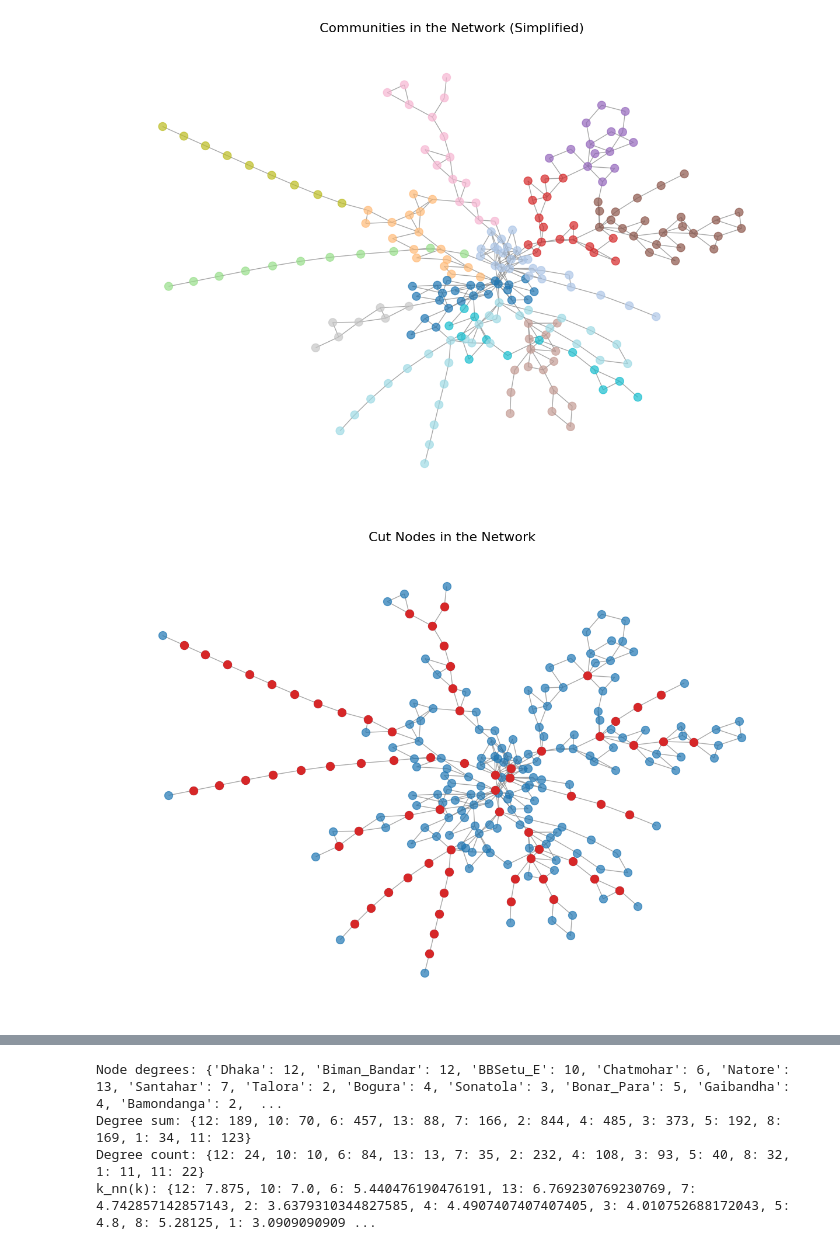
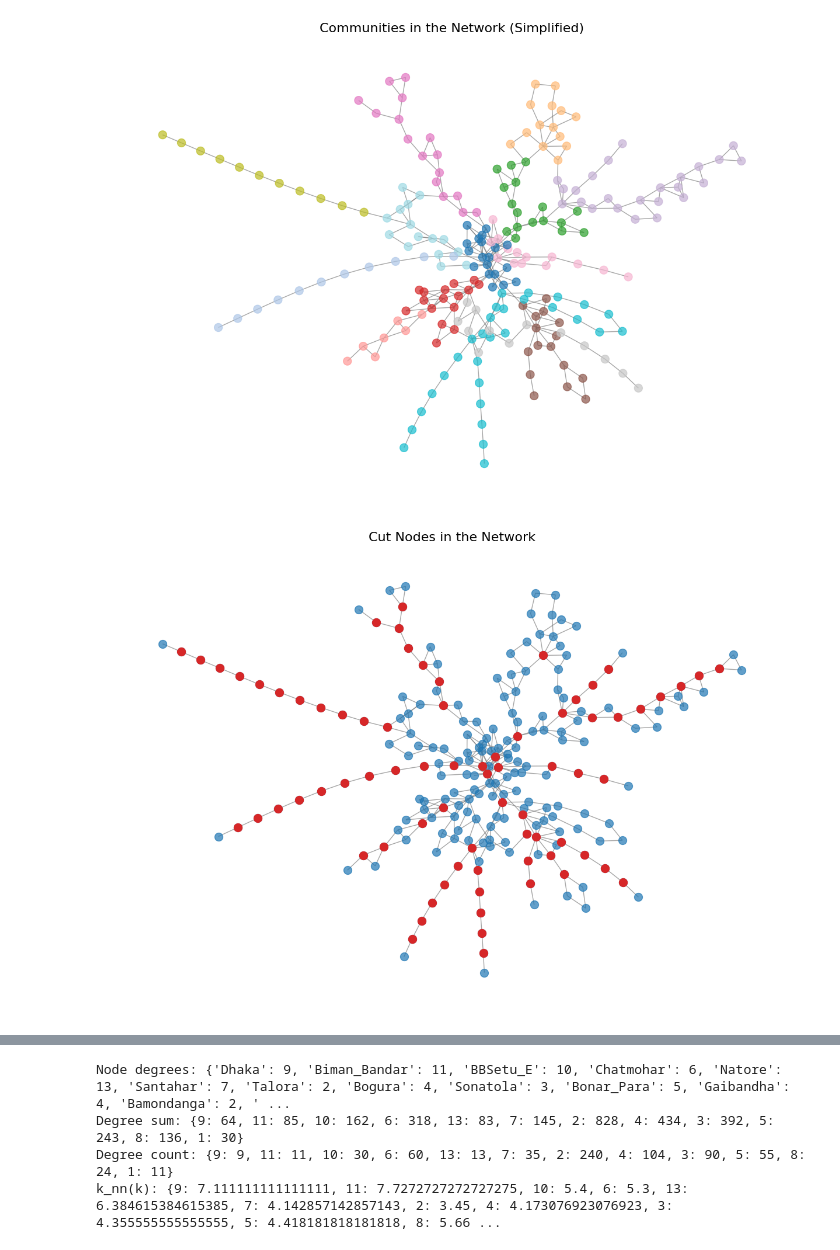
Before and after one commit to abdur-rafi/Network-Science-BD-Railway, a Jupyter notebook: refined.ipynb, the cells around one changed output, grey strips where cells are left out. Cells and saved outputs as stored; diff of their text form; code cells hidden in the pictures.

Commit message:
created duplicate removed graph

```diff
--- a/refined.ipynb
+++ b/refined.ipynb
@@ -371,7 +371,7 @@ def degree_preserving_randomization(G, num_swaps):
 
     return G_randomized
 # %%
-filename = 'train_network.gexf'
+filename = 'train_network_duplicate_removed.gexf'
 G = loadGraph(filename)
 graph = G.to_undirected()
 degree_distribution = plot_degree_distribution(graph)
@@ -394,2 +394,2 @@ plot_knn(knn_randomized)
-[figure, old version]
+[figure, new version]
-[figure, old version]
+[figure, new version]
@@ -397,4 +397,4 @@ plot_knn(knn_randomized)
-Node degrees: {'Dhaka': 12, 'Biman_Bandar': 12, 'BBSetu_E': 10, 'Chatmohar': 6, 'Natore': 13, 'Santahar': 7, 'Talora': 2, 'Bogura': 4, 'Sonatola': 3, 'Bonar_Para': 5, 'Gaibandha': 4, 'Bamondanga': 2,  ...
-Degree sum: {12: 189, 10: 70, 6: 457, 13: 88, 7: 166, 2: 844, 4: 485, 3: 373, 5: 192, 8: 169, 1: 34, 11: 123}
-Degree count: {12: 24, 10: 10, 6: 84, 13: 13, 7: 35, 2: 232, 4: 108, 3: 93, 5: 40, 8: 32, 1: 11, 11: 22}
-k_nn(k): {12: 7.875, 10: 7.0, 6: 5.440476190476191, 13: 6.769230769230769, 7: 4.742857142857143, 2: 3.6379310344827585, 4: 4.4907407407407405, 3: 4.010752688172043, 5: 4.8, 8: 5.28125, 1: 3.0909090909 ...
+Node degrees: {'Dhaka': 9, 'Biman_Bandar': 11, 'BBSetu_E': 10, 'Chatmohar': 6, 'Natore': 13, 'Santahar': 7, 'Talora': 2, 'Bogura': 4, 'Sonatola': 3, 'Bonar_Para': 5, 'Gaibandha': 4, 'Bamondanga': 2, ' ...
+Degree sum: {9: 64, 11: 85, 10: 162, 6: 318, 13: 83, 7: 145, 2: 828, 4: 434, 3: 392, 5: 243, 8: 136, 1: 30}
+Degree count: {9: 9, 11: 11, 10: 30, 6: 60, 13: 13, 7: 35, 2: 240, 4: 104, 3: 90, 5: 55, 8: 24, 1: 11}
+k_nn(k): {9: 7.111111111111111, 11: 7.7272727272727275, 10: 5.4, 6: 5.3, 13: 6.384615384615385, 7: 4.142857142857143, 2: 3.45, 4: 4.173076923076923, 3: 4.355555555555555, 5: 4.418181818181818, 8: 5.66 ...
```
Also changed, not shown: parts of 1 cell of this notebook, 8 other files.
